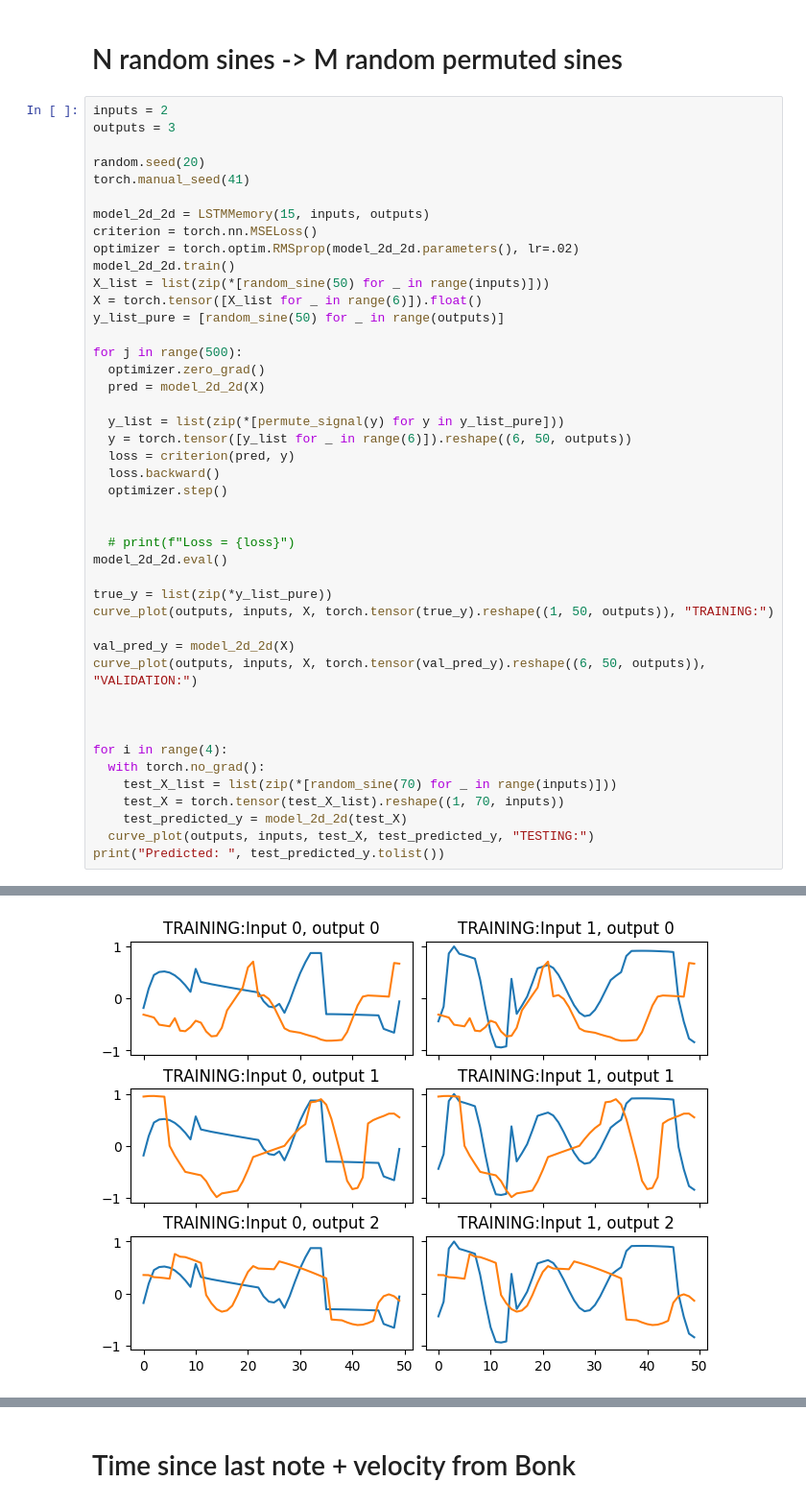
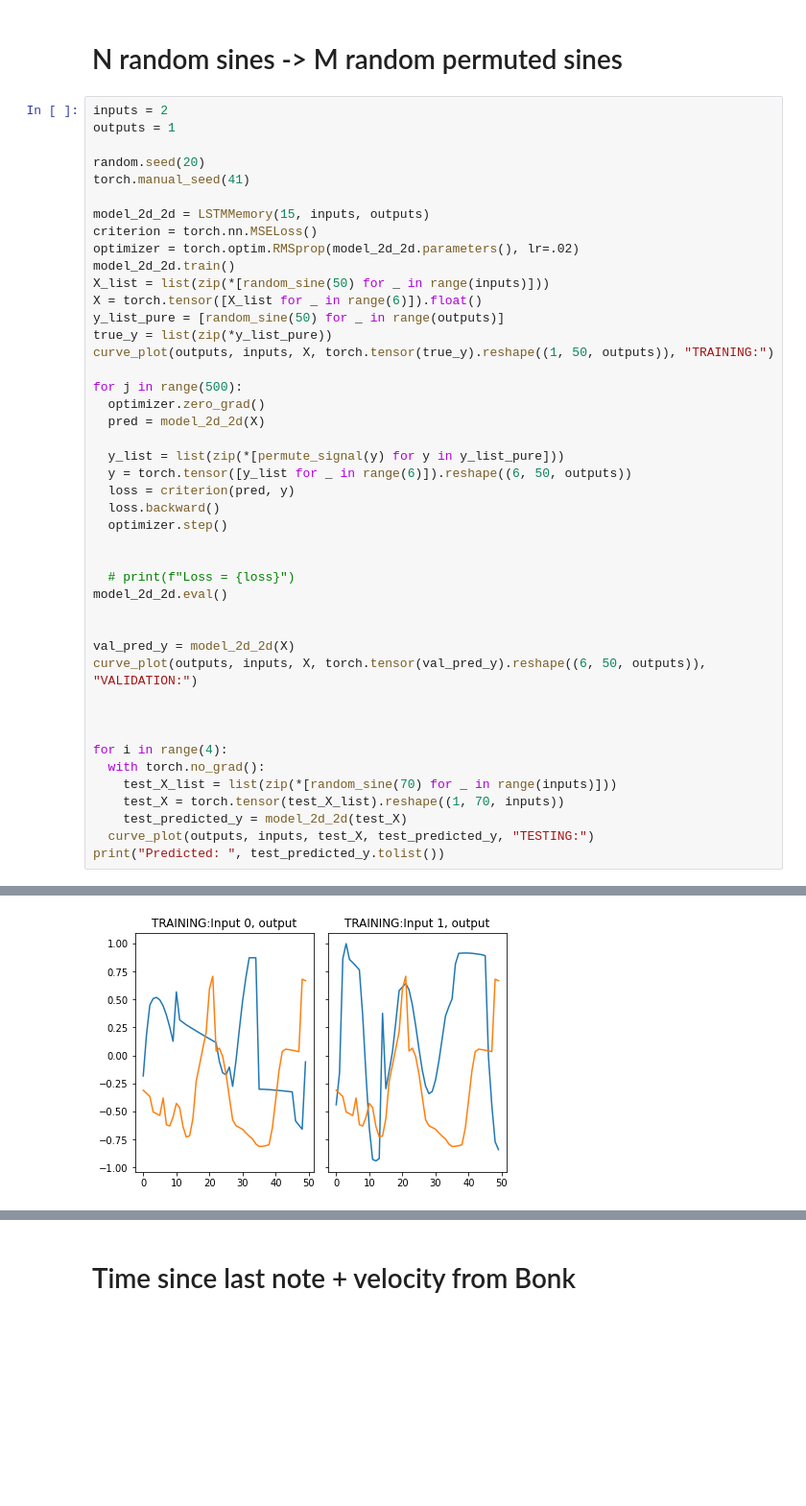
Before and after one commit to trian-gles/aloof-machine, a Jupyter notebook: RNN_IMPROV.ipynb, the cells around one changed output, grey strips where cells are left out. Shown at 96% size. Saved outputs shown, nothing was run; the diff lists cells and outputs as text; blank space fills up the shorter version.

```diff
--- a/RNN_IMPROV.ipynb
+++ b/RNN_IMPROV.ipynb
@@ -215,7 +292,7 @@ Blue inputs, orange outputs
 # N random sines -> M random permuted sines
 # %%
 inputs = 2
-outputs = 3
+outputs = 1
 
 random.seed(20)
 torch.manual_seed(41)
@@ -227,37 +304,37 @@ model_2d_2d.train()
 X_list = list(zip(*[random_sine(50) for _ in range(inputs)]))
 X = torch.tensor([X_list for _ in range(6)]).float()
 y_list_pure = [random_sine(50) for _ in range(outputs)]
+true_y = list(zip(*y_list_pure))
+curve_plot(outputs, inputs, X, torch.tensor(true_y).reshape((1, 50, outputs)), "TRAINING:")
 
 for j in range(500):
   optimizer.zero_grad()
   pred = model_2d_2d(X)
 
   y_list = list(zip(*[permute_signal(y) for y in y_list_pure]))
   y = torch.tensor([y_list for _ in range(6)]).reshape((6, 50, outputs))
   loss = criterion(pred, y)
   loss.backward()
   optimizer.step()
 
 
   # print(f"Loss = {loss}")
 model_2d_2d.eval()
 
-true_y = list(zip(*y_list_pure))
-curve_plot(outputs, inputs, X, torch.tensor(true_y).reshape((1, 50, outputs)), "TRAINING:")
 
 val_pred_y = model_2d_2d(X)
 curve_plot(outputs, inputs, X, torch.tensor(val_pred_y).reshape((6, 50, outputs)), "VALIDATION:")
 
 
 
 for i in range(4):
   with torch.no_grad():
     test_X_list = list(zip(*[random_sine(70) for _ in range(inputs)]))
     test_X = torch.tensor(test_X_list).reshape((1, 70, inputs))
     test_predicted_y = model_2d_2d(test_X)
   curve_plot(outputs, inputs, test_X, test_predicted_y, "TESTING:")
 print("Predicted: ", test_predicted_y.tolist())
 # %% [output]
 Blue inputs, orange outputs
-[figure, old version]
+[figure, new version]
 Blue inputs, orange outputs
```
Also changed, not shown: parts of 36 cells of this notebook, 13 other files.
